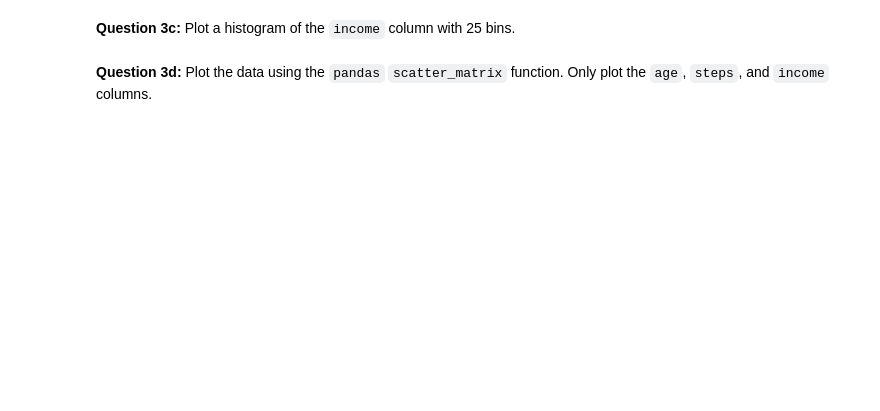
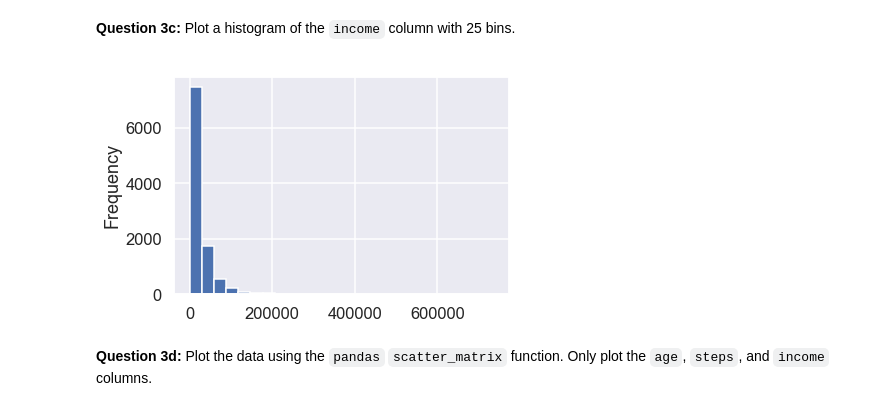
Before and after one commit to escalonajonah/Assignments, a Jupyter notebook: A2/A2_DataExploration.ipynb, the cells around one changed output. Cells and saved outputs as stored; diff of their text form; code cells hidden in the pictures; blank space fills up the shorter version.

```diff
--- a/A2/A2_DataExploration.ipynb
+++ b/A2/A2_DataExploration.ipynb
@@ -270,3 +263,9 @@ f3 = plt.gcf()
+# %%
+df['income'].plot.hist(bins = 25)
+
+f3 = plt.gcf()
+# %% [output]
+[figure, added]
 # %%
 # Tests for 3c
 
```
Also changed, not shown: parts of 29 cells of this notebook.
